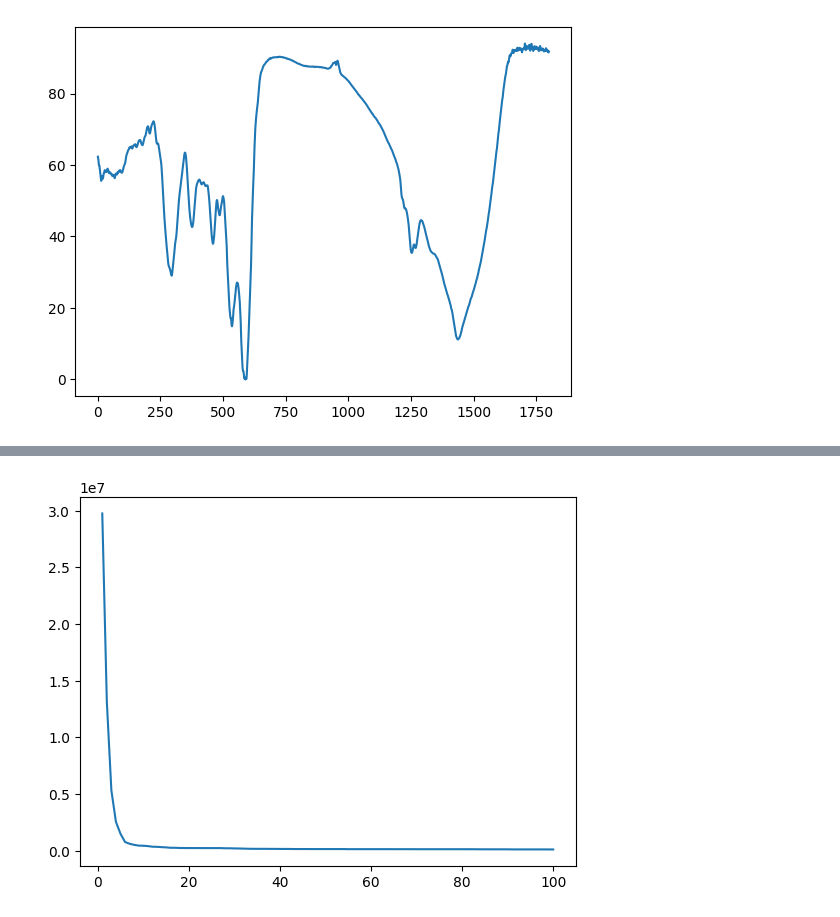
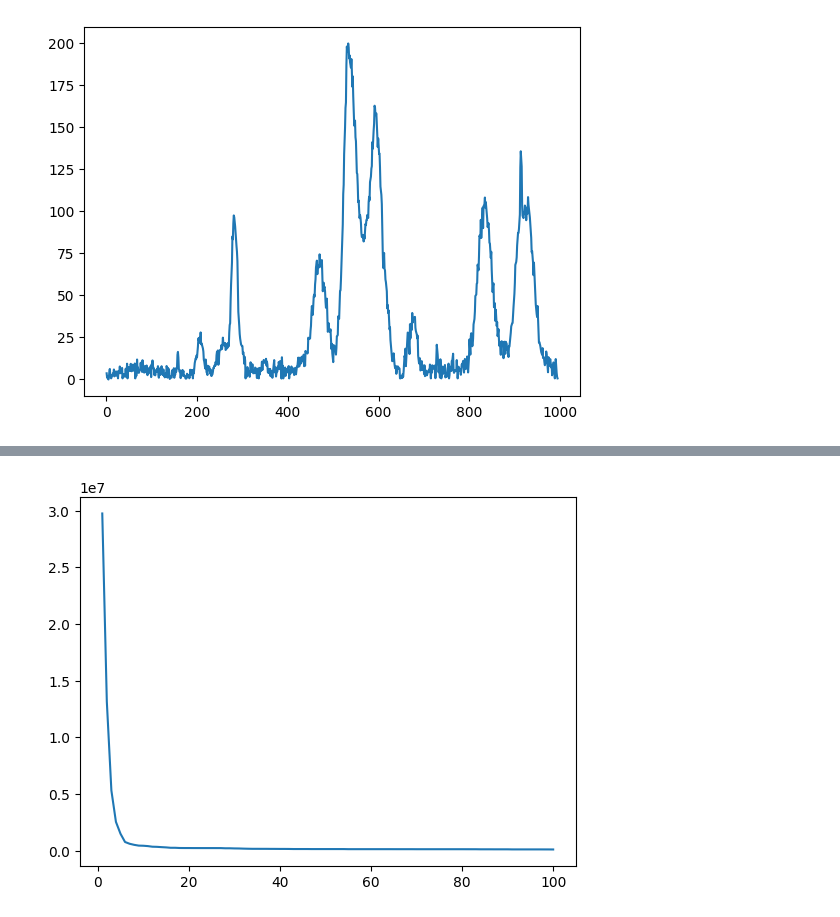
Before and after one commit to ryf21/genetic_algorithm, a Jupyter notebook: GA.ipynb, the cells around one changed output, grey strips where cells are left out. Cells and saved outputs as stored; diff of their text form; code cells hidden in the pictures.

```diff
--- a/GA.ipynb
+++ b/GA.ipynb
@@ -9,24 +9,19 @@ random.seed(69)
 # %%
 import pandas as pd
 
 df = pd.read_csv('data.csv', sep = ";")
 
-# x = list(df.columns.values)[1:]
-# x = [float(i) for i in x]
-s = df.loc[2, :].values.tolist()[1:]
+s = df.loc[59, :].values.tolist()[1:]
 
-min_s = abs(min(s))
-for i in range(len(s)):
-    s[i] += min_s
 max_s = max(s)
 for i in range(len(s)):
-    s[i] *= 94 / max_s
+    s[i] *= 200/max_s
 
-x = list(range(1, 1801))
+x = list(range(1, 995))
 
 plt.plot(x, s)
 plt.show()
 # %% [output]
-[figure, old version]
+[figure, new version]
 # %%
 def g(x, a, b, c):
```
Also changed, not shown: parts of 3 cells of this notebook.
